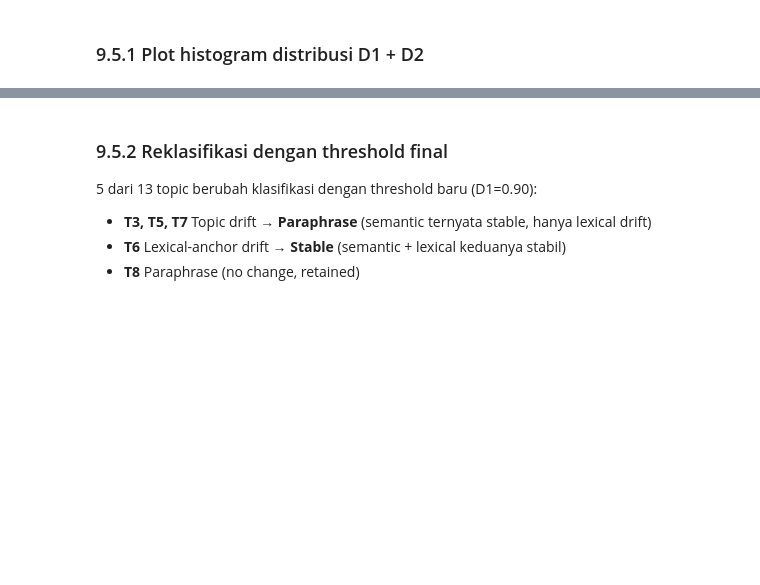
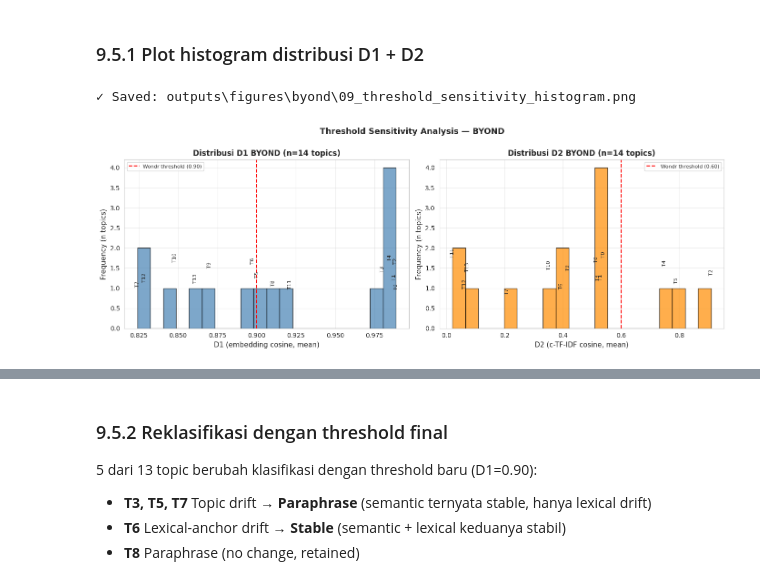
Before and after one commit to rabithahz-salwa/skripsi-bertopic-superapp, a Jupyter notebook: 06_bertopic_byond.ipynb, the cells around one changed output, grey strips where cells are left out. Drawn from its saved outputs; the diff is of its cells as text; code cells hidden in the pictures; blank space fills up the shorter version.

```diff
--- a/06_bertopic_byond.ipynb
+++ b/06_bertopic_byond.ipynb
@@ -1757,3 +2088,80 @@ print(df_compare['Pattern'].value_counts())
 - Bimodal di tempat berbeda: pilih threshold di bin kosong terdekat
 # %% [markdown]
 ### 9.5.1 Plot histogram distribusi D1 + D2
+# %%
+# ============================================================
+# Section 9.5: Threshold sensitivity — histogram empiris
+# ============================================================
+# Tujuan: visualisasi distribusi D1 dan D2 BYOND untuk identify
+# natural gap (bin kosong) sebagai justifikasi threshold.
+# Decide threshold final SETELAH lihat histogram, JANGAN asumsi
+# threshold wondr berlaku otomatis.
+
+import matplotlib.pyplot as plt
+import numpy as np
+
+fig, axes = plt.subplots(1, 2, figsize=(14, 5))
+
+# ----- Histogram D1 (embedding) -----
+d1_values = comparison_df['D1_mean'].values
+axes[0].hist(d1_values, bins=20, color='steelblue', edgecolor='black', alpha=0.7)
+axes[0].axvline(0.90, color='red', linestyle='--', label='Wondr threshold (0.90)')
+axes[0].set_xlabel("D1 (embedding cosine, mean)", fontsize=11)
+axes[0].set_ylabel("Frequency (n topics)", fontsize=11)
+axes[0].set_title("Distribusi D1 BYOND (n=14 topics)", fontsize=12, fontweight='bold')
+axes[0].legend()
+axes[0].grid(alpha=0.3)
+
+# Annotate each topic position
+for _, row in comparison_df.iterrows():
+    axes[0].annotate(
+        row['Topic'],
+        xy=(row['D1_mean'], 0.3),
+        xytext=(row['D1_mean'], 0.3 + np.random.uniform(0.5, 1.5)),
+        fontsize=8,
+        ha='center',
+        rotation=90,
+    )
+
+# ----- Histogram D2 (c-TF-IDF) -----
+d2_values = comparison_df['D2_mean'].values
+axes[1].hist(d2_values, bins=20, color='darkorange', edgecolor='black', alpha=0.7)
+axes[1].axvline(0.60, color='red', linestyle='--', label='Wondr threshold (0.60)')
+axes[1].set_xlabel("D2 (c-TF-IDF cosine, mean)", fontsize=11)
+axes[1].set_ylabel("Frequency (n topics)", fontsize=11)
+axes[1].set_title("Distribusi D2 BYOND (n=14 topics)", fontsize=12, fontweight='bold')
+axes[1].legend()
+axes[1].grid(alpha=0.3)
+
+# Annotate each topic
+for _, row in comparison_df.iterrows():
+    axes[1].annotate(
+        row['Topic'],
+        xy=(row['D2_mean'], 0.3),
+        xytext=(row['D2_mean'], 0.3 + np.random.uniform(0.5, 1.5)),
+        fontsize=8,
+        ha='center',
+        rotation=90,
+    )
+
+fig.suptitle("Threshold Sensitivity Analysis — BYOND", fontsize=13, fontweight='bold', y=1.00)
+fig.tight_layout()
+
+# Save
+out_path = FIG_DIR / "09_threshold_sensitivity_histogram.png"
+fig.savefig(out_path, dpi=300, bbox_inches='tight')
+print(f"✓ Saved: {out_path}")
+
+plt.show()
+
+# Print sorted values for natural gap detection
+print(f"\nD1 sorted (ascending):")
+for _, row in comparison_df.sort_values('D1_mean').iterrows():
+    print(f"  {row['Topic']:>3}: {row['D1_mean']:.4f}  ({row['Topic_Label']})")
+
+print(f"\nD2 sorted (ascending):")
+for _, row in comparison_df.sort_values('D2_mean').iterrows():
+    print(f"  {row['Topic']:>3}: {row['D2_mean']:.4f}  ({row['Topic_Label']})")
+# %% [output]
+✓ Saved: outputs\figures\byond\09_threshold_sensitivity_histogram.png
+[figure, added]
```
Also changed, not shown: parts of 10 cells of this notebook, 7 other files.
